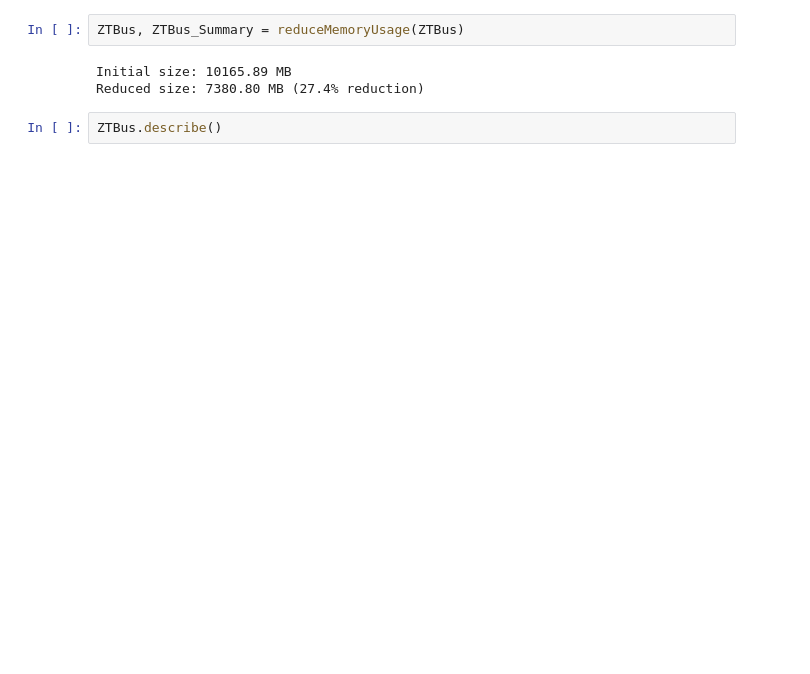
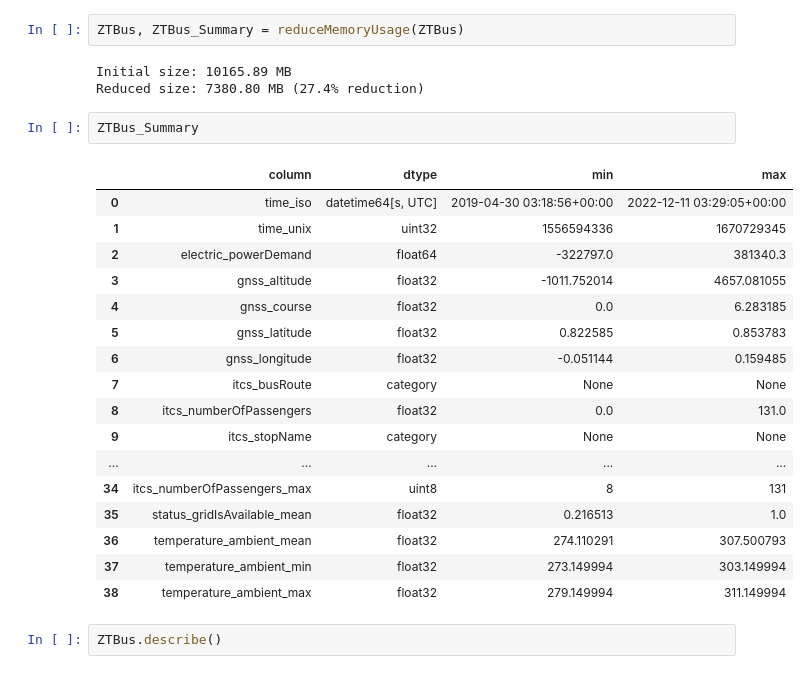
Before and after one commit to saranshb1/datapao, a Jupyter notebook: zurichBusInfo.ipynb, the cells around one changed output. Saved outputs shown, nothing was run; the diff lists cells and outputs as text; blank space fills up the shorter version.

```diff
--- a/zurichBusInfo.ipynb
+++ b/zurichBusInfo.ipynb
@@ -587,6 +671,26 @@ ZTBus, ZTBus_Summary = reduceMemoryUsage(ZTBus)
 # %% [output]
 Initial size: 10165.89 MB
 Reduced size: 7380.80 MB (27.4% reduction)
+# %%
+ZTBus_Summary
+# %% [output]
+|  | column | dtype | min | max |
+| 0 | time_iso | datetime64[s, UTC] | 2019-04-30 03:18:56+00:00 | 2022-12-11 03:29:05+00:00 |
+| 1 | time_unix | uint32 | 1556594336 | 1670729345 |
+| 2 | electric_powerDemand | float64 | -322797.0 | 381340.3 |
+| 3 | gnss_altitude | float32 | -1011.752014 | 4657.081055 |
+| 4 | gnss_course | float32 | 0.0 | 6.283185 |
+| 5 | gnss_latitude | float32 | 0.822585 | 0.853783 |
+| 6 | gnss_longitude | float32 | -0.051144 | 0.159485 |
+| 7 | itcs_busRoute | category | None | None |
+| 8 | itcs_numberOfPassengers | float32 | 0.0 | 131.0 |
+| 9 | itcs_stopName | category | None | None |
+| ... | ... | ... | ... | ... |
+| 34 | itcs_numberOfPassengers_max | uint8 | 8 | 131 |
+| 35 | status_gridIsAvailable_mean | float32 | 0.216513 | 1.0 |
+| 36 | temperature_ambient_mean | float32 | 274.110291 | 307.500793 |
+| 37 | temperature_ambient_min | float32 | 273.149994 | 303.149994 |
+| 38 | temperature_ambient_max | float32 | 279.149994 | 311.149994 |
 # %%
 ZTBus.describe()
 # %% [output]
```
Also changed, not shown: parts of 45 cells of this notebook.
